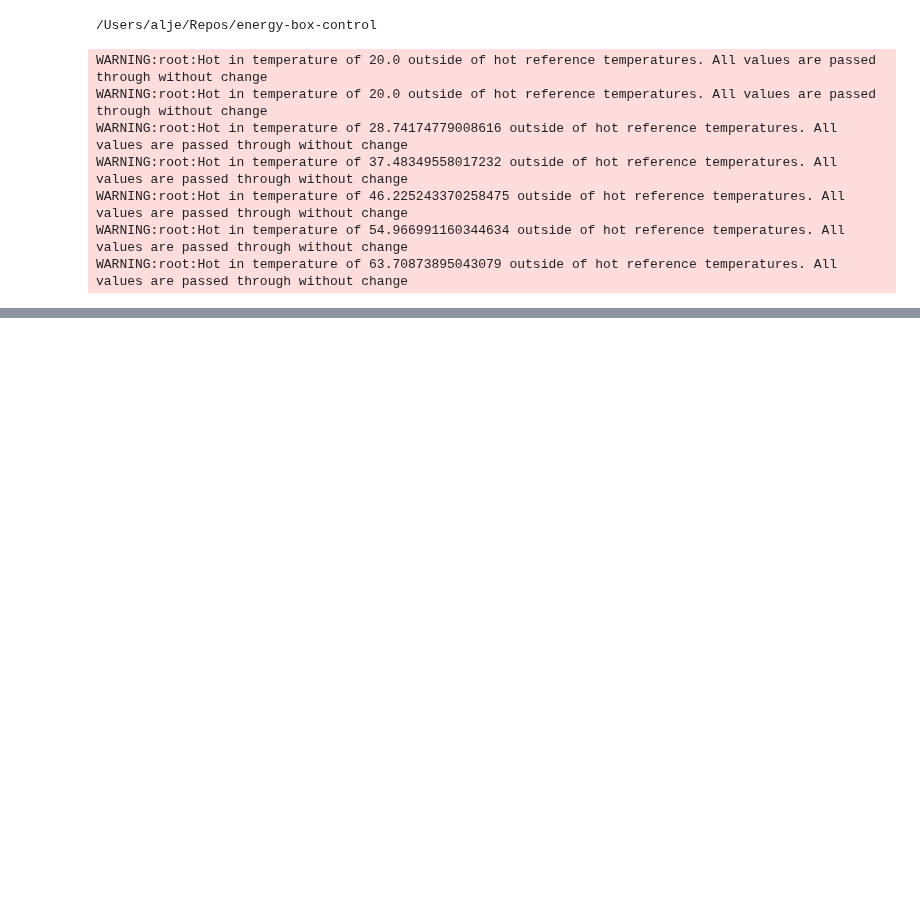
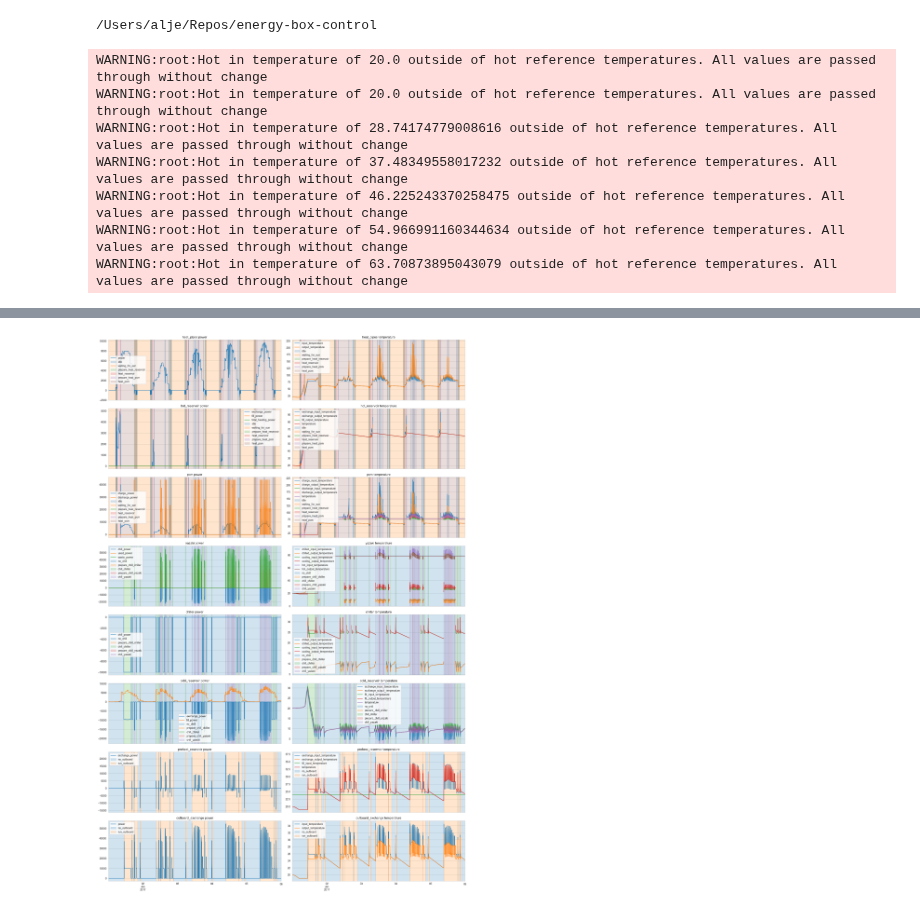
Before and after one commit to foundation-zero/power-hub, a Jupyter notebook: analysis/simulate_powerhub.ipynb, the cells around one changed output, grey strips where cells are left out. Cells and saved outputs as stored; diff of their text form; code cells hidden in the pictures; blank space fills up the shorter version.

```diff
--- a/analysis/simulate_powerhub.ipynb
+++ b/analysis/simulate_powerhub.ipynb
@@ -125,0 +121,33 @@ NameError: name 'data' is not defined
+# %%
+fig, axs = plt.subplots(len(appliances), 2, sharex = True, figsize = (20,30))
+
+
+for i, appliance in enumerate(appliances):
+    axs[i,0] = data[powers][appliance].plot(ax = axs[i,0], legend = False, title = appliance + ' power')
+    axs[i,1] = data[temperatures][appliance].plot(ax = axs[i,1], legend = False, title = appliance + ' temperature')
+
+
+
+    if appliance in ["heat_pipes", "hot_reservoir", "pcm"]:
+        control_type = "hot_control"
+    elif appliance in ["yazaki", "chiller", "cold_reservoir"]:
+        control_type = "chill_control"
+    elif appliance in ["preheat_reservoir", "outboard_exchange"]:
+        control_type = "waste_control"
+    else: control_type = None
+
+    if control_type:
+        stamps = switch_stamps(control_modes, control_type)
+        colors = {k:sns.color_palette()[i] for i,k in enumerate(stamps[control_type].unique())}
+        for min, mode, max in stamps.itertuples(index = False):
+            axs[i,0].axvspan(min, max, alpha = .2, label = mode, color = colors[mode])
+            axs[i,1].axvspan(min, max, alpha = .2, label = mode, color = colors[mode])
+
+    for ax in axs[i]:
+        handles, labels = ax.get_legend_handles_labels()
+        by_label = dict(zip(labels, handles))
+        ax.legend(by_label.values(), by_label.keys(), loc = "best")
+
+plt.tight_layout()
+# %% [output]
+[figure, added]
```
Also changed, not shown: parts of 4 cells of this notebook, 2 other files.
